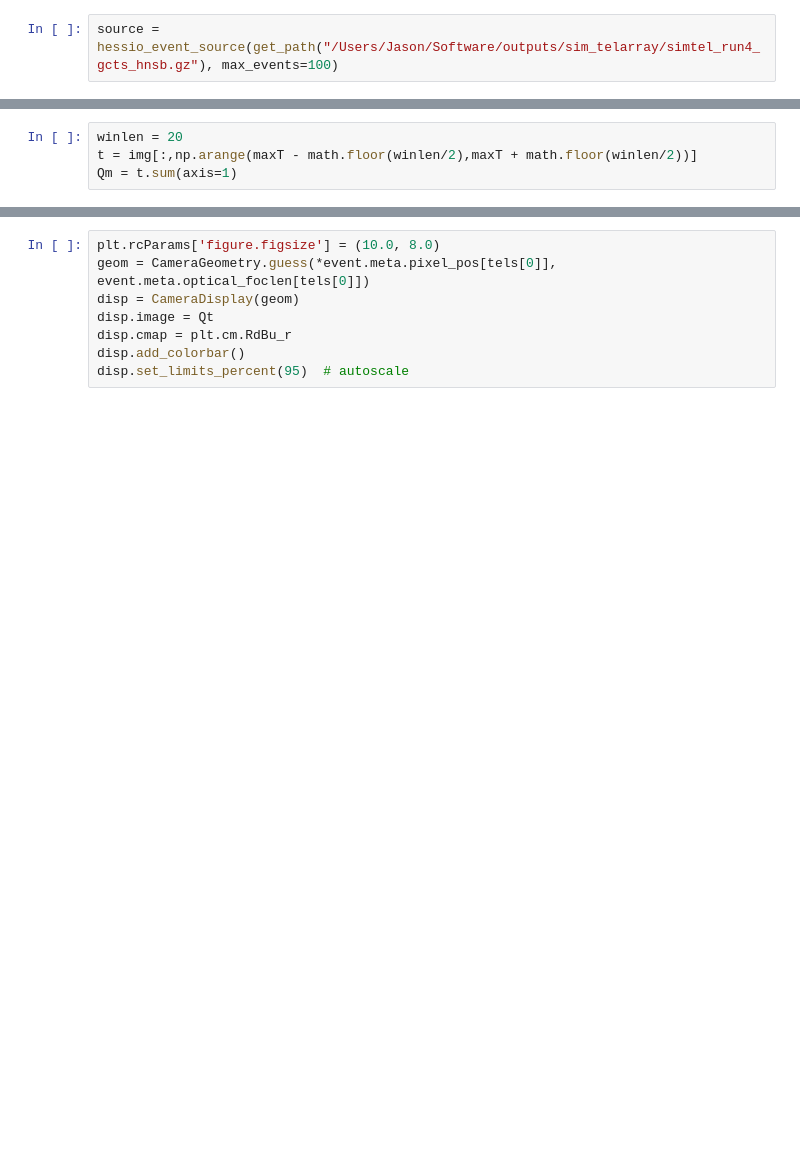
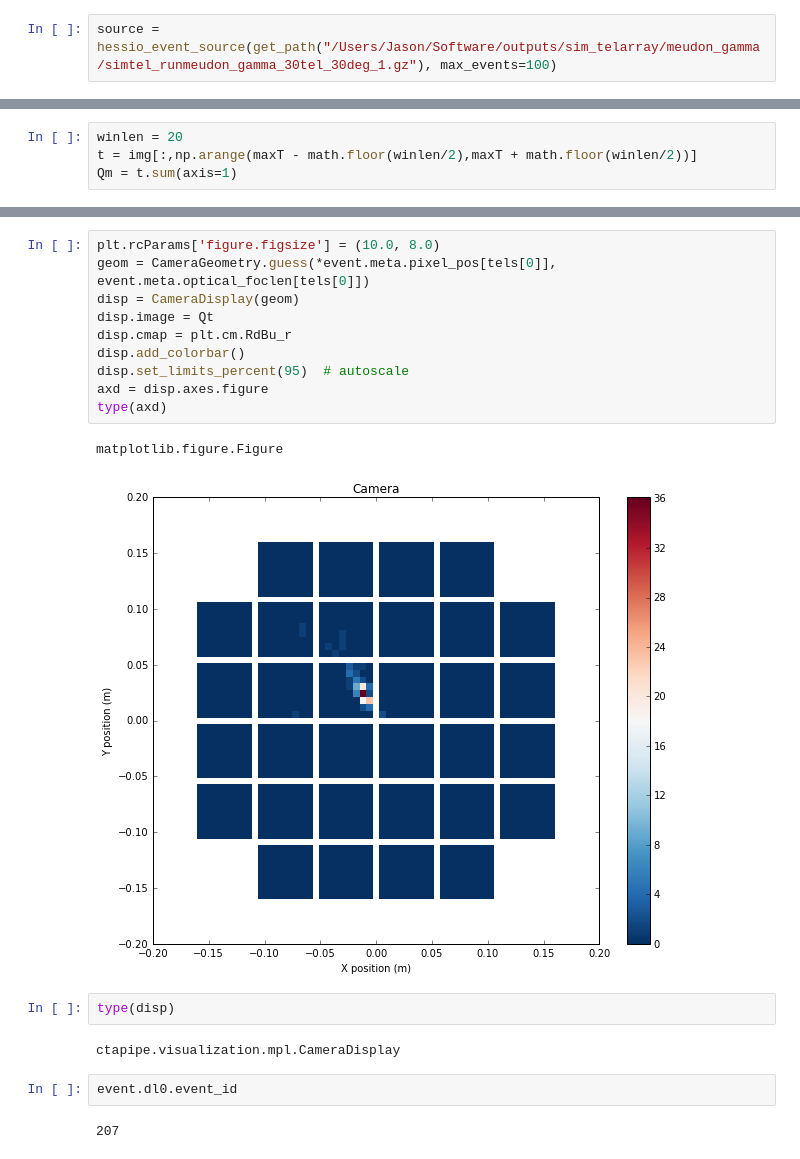
Before and after one commit to watsonjj/oxpytools-extra, a Jupyter notebook: notebooks/TruePEtest.ipynb, the cells around one changed output, grey strips where cells are left out. Cells and saved outputs as stored; diff of their text form; blank space fills up the shorter version.

```diff
--- a/notebooks/TruePEtest.ipynb
+++ b/notebooks/TruePEtest.ipynb
@@ -14,7 +12,7 @@ import numpy as np
 import math
 %matplotlib inline
 # %%
-source = hessio_event_source(get_path("/Users/Jason/Software/outputs/sim_telarray/simtel_run4_gcts_hnsb.gz"), max_events=100)
+source = hessio_event_source(get_path("/Users/Jason/Software/outputs/sim_telarray/meudon_gamma/simtel_runmeudon_gamma_30tel_30deg_1.gz"), max_events=100)
 # %%
 event = next(source)
 tels = list(event.dl0.tels_with_data)
@@ -84,8 +118,21 @@ disp.set_limits_percent(95)  # autoscale
 # %%
 plt.rcParams['figure.figsize'] = (10.0, 8.0)
 geom = CameraGeometry.guess(*event.meta.pixel_pos[tels[0]], event.meta.optical_foclen[tels[0]])
 disp = CameraDisplay(geom)
 disp.image = Qt
 disp.cmap = plt.cm.RdBu_r
 disp.add_colorbar()
 disp.set_limits_percent(95)  # autoscale
+axd = disp.axes.figure
+type(axd)
+# %% [output]
+matplotlib.figure.Figure
+[figure, added]
+# %%
+type(disp)
+# %% [output]
+ctapipe.visualization.mpl.CameraDisplay
+# %%
+event.dl0.event_id
+# %% [output]
+207
```
Also changed, not shown: parts of 25 cells of this notebook, 6 other files.
